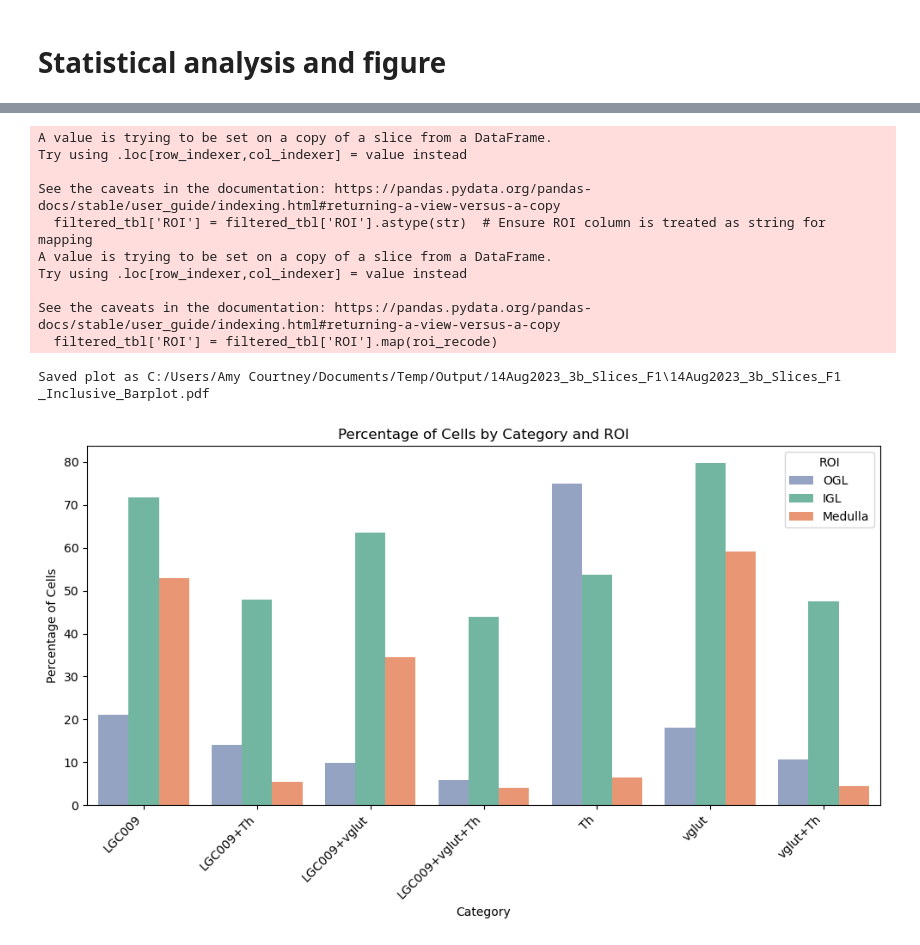
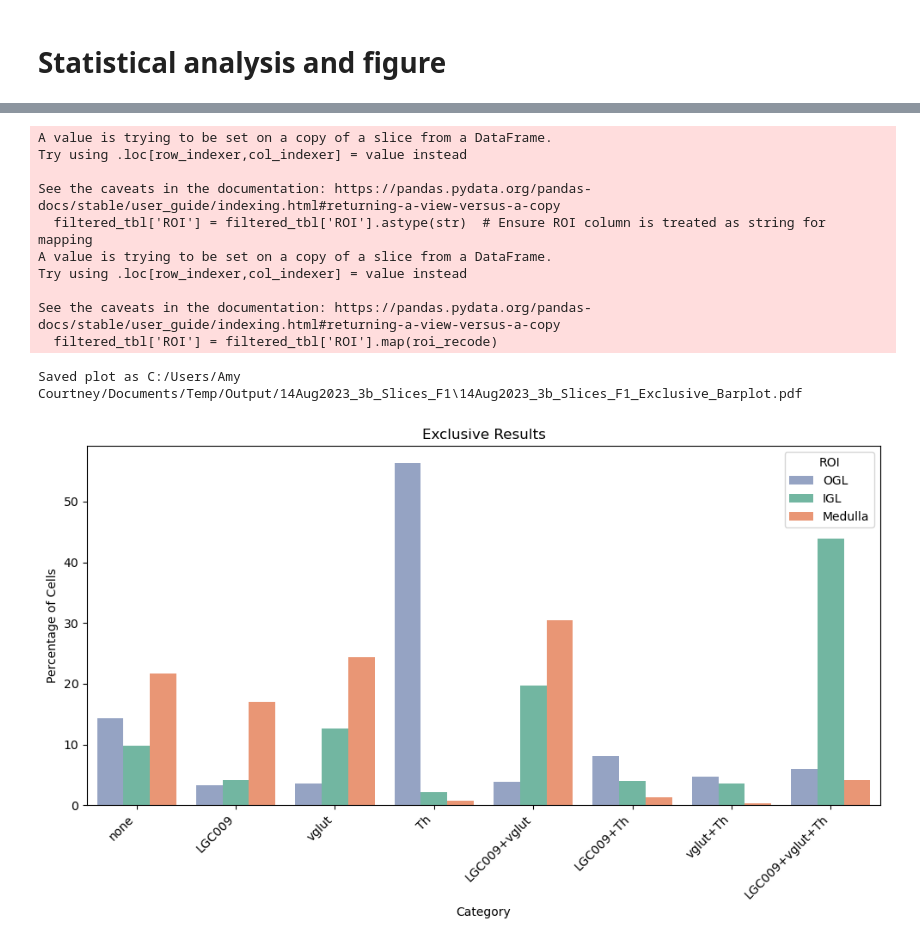
Before and after one commit to jboulanger/fish-octopus, a Jupyter notebook: 4_Visualization.ipynb, the cells around one changed output, grey strips where cells are left out. Cells and saved outputs as stored; diff of their text form; code cells hidden in the pictures.

Commit message:
additional image exports

```diff
--- a/4_Visualization.ipynb
+++ b/4_Visualization.ipynb
@@ -574,56 +808,55 @@ Saved tbl_ex as C:/Users/Amy Courtney/Documents/Temp/Output/14Aug2023_3b_Slices_
 # %%
-#tbl in bar plot all
-tbl_in_transposed = tbl_in.T
-tbl_long = tbl_in_transposed.reset_index().melt(id_vars=['index'], var_name='ROI', value_name='Percentage')
+#tab ex bar plot all
+tbl_ex_transposed = tbl_ex.T
+tbl_long = tbl_ex_transposed.reset_index().melt(id_vars=['category'], var_name='ROI', value_name='Percentage')
 filtered_tbl = tbl_long[tbl_long['ROI'] != 0]
-
-# Change ROI values
-# Change ROI values using map function
 roi_recode = {"1.0": "OGL", "2.0": "IGL", "3.0": "Medulla"}
 filtered_tbl['ROI'] = filtered_tbl['ROI'].astype(str)  # Ensure ROI column is treated as string for mapping
 filtered_tbl['ROI'] = filtered_tbl['ROI'].map(roi_recode)
-# Rename 'index' column to 'category'
-filtered_tbl = filtered_tbl.rename(columns={'index': 'Category'})
+filtered_tbl = filtered_tbl.rename(columns={'category': 'Category'})
+
+
 
 # Plotting the grouped bar plot (side-by-side)
 plt.figure(figsize=(10, 6))
 sns.barplot(x='Category', y='Percentage', hue='ROI', data=filtered_tbl,
-            palette={'OGL': '#8da0cb', 'IGL': '#66c2a5', 'Medulla': '#fc8d62'})  # Specify colors
+            palette={'OGL': '#8da0cb', 'IGL': '#66c2a5', 'Medulla': '#fc8d62'},
+            order=category_order)  # Specify colors
 
-plt.title('Percentage of Cells by Category and ROI - Inclusive Results')
+plt.title('Exclusive Results')
 plt.xlabel('Category')
 plt.ylabel('Percentage of Cells')
 plt.xticks(rotation=45, ha='right')
 plt.legend(title='ROI')
 
 # Ensure the save folder exists
 os.makedirs(save_folder, exist_ok=True)
 
 # Extract base name of the imported file
 file_path = os.path.join(save_folder, f"{Image_Name}_tbl_in.csv")
 
 # Show the plot and save as PDF and TIFF
-plot_filename_pdf = os.path.join(save_folder, f"{Image_Name}_Inclusive_Barplot.pdf")
-plot_filename_tiff = os.path.join(save_folder, f"{Image_Name}_Inclusive_Barplot.tiff")
+plot_filename_pdf = os.path.join(save_folder, f"{Image_Name}_Exclusive_Barplot.pdf")
+plot_filename_tiff = os.path.join(save_folder, f"{Image_Name}_Exclusive_Barplot.tiff")
 plt.savefig(plot_filename_pdf, format='pdf', bbox_inches='tight')
 # Uncomment the next line if you want to save as TIFF
 # plt.savefig(plot_filename_tiff, format='tiff', bbox_inches='tight')
 
 print(f"Saved plot as {plot_filename_pdf}")
 # print(f"Saved plot as {plot_filename_tiff}")
 
 plt.tight_layout()
 plt.show()
 # %% [output]
 A value is trying to be set on a copy of a slice from a DataFrame.
 Try using .loc[row_indexer,col_indexer] = value instead
 
 See the caveats in the documentation: https://pandas.pydata.org/pandas-docs/stable/user_guide/indexing.html#returning-a-view-versus-a-copy
   filtered_tbl['ROI'] = filtered_tbl['ROI'].astype(str)  # Ensure ROI column is treated as string for mapping
 A value is trying to be set on a copy of a slice from a DataFrame.
 Try using .loc[row_indexer,col_indexer] = value instead
 
 See the caveats in the documentation: https://pandas.pydata.org/pandas-docs/stable/user_guide/indexing.html#returning-a-view-versus-a-copy
   filtered_tbl['ROI'] = filtered_tbl['ROI'].map(roi_recode)
-Saved plot as C:/Users/Amy Courtney/Documents/Temp/Output/14Aug2023_3b_Slices_F1\14Aug2023_3b_Slices_F1 _Inclusive_Barplot.pdf
+Saved plot as C:/Users/Amy Courtney/Documents/Temp/Output/14Aug2023_3b_Slices_F1\14Aug2023_3b_Slices_F1_Exclusive_Barplot.pdf
-[figure, old version]
+[figure, new version]
```
Also changed, not shown: parts of 13 cells of this notebook.
